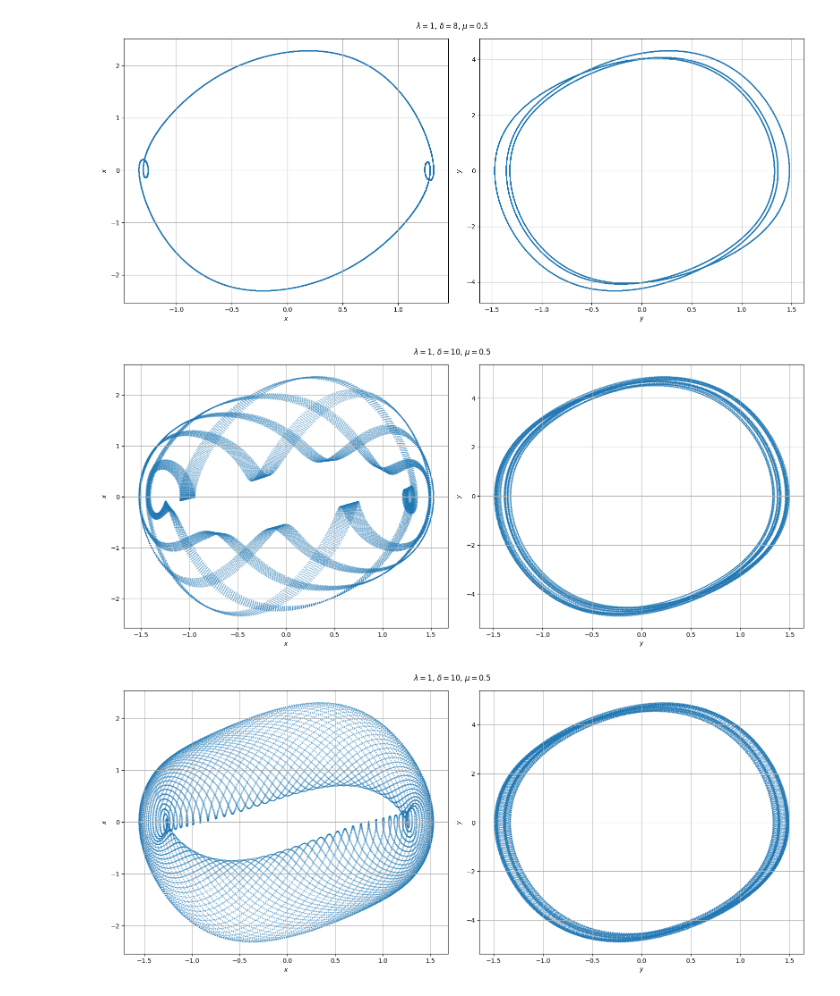
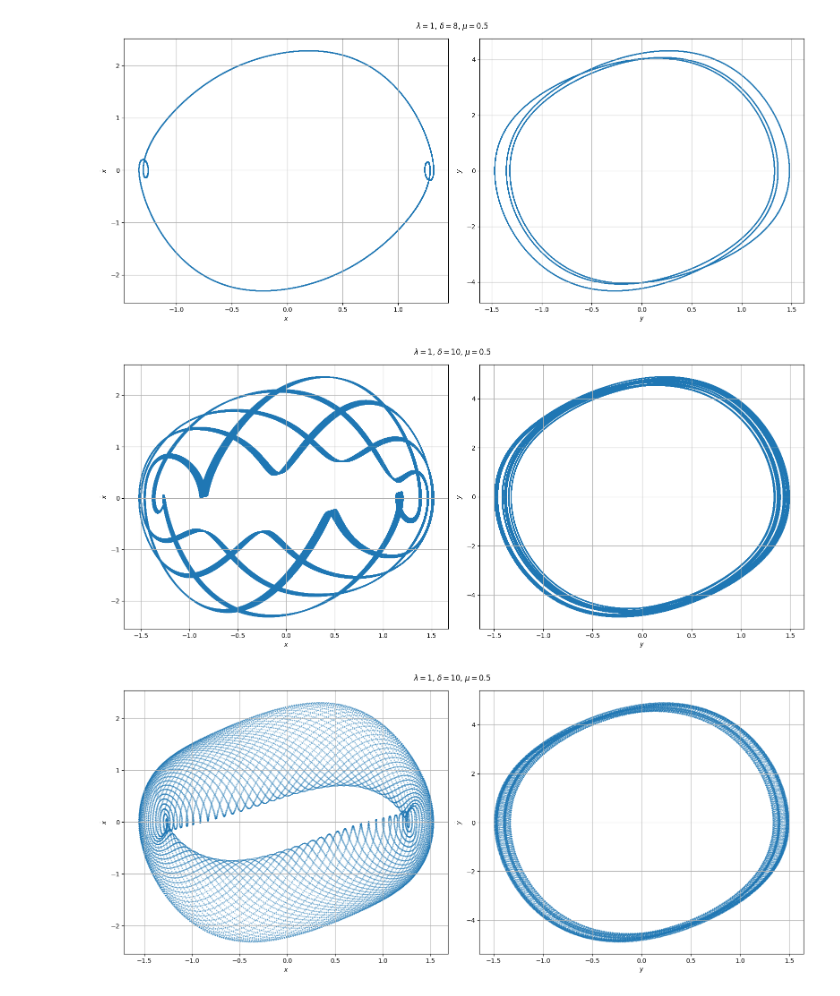
Before and after one commit to FFG99/neuromap_sync, a Jupyter notebook: experiments/simple_compare/main.ipynb, the cells around one changed output. Cells and saved outputs as stored; diff of their text form; code cells hidden in the pictures.

Commit message:
update last experiment and refactor coupled

```diff
--- a/experiments/simple_compare/main.ipynb
+++ b/experiments/simple_compare/main.ipynb
@@ -48,21 +57,32 @@ plot_trajectory(trajectory[10000:], title=fr'$\lambda=1$, $\delta=${delta}, $\mu
 [figure]
 # %%
 delta = 10
-mu=0.5
+mu = 0.5
 
-trajectory = original.simulate(
-    u0=np.array([0.7, 0.5, 0.8, 0.6]),
-    p=np.array([1, 1, 1, 1 + delta]), # [λ1, ω₀²₁, λ2, ω₀²₂]
-    n_steps=50000,
-    epsilon=mu,  # μ
-    verbose=True
+params = np.array([1, 1, 1, 1 + delta, mu])
+u0 = np.array([0.7, 0.5, 0.8, 0.6])
+
+secant_plane = lambda state, params: state[2]
+secant_plane_derivatives = lambda state, params: np.array([0, 0, 1, 0])
+
+trajectory = get_attractor_trajectory(
+    evolution_operator=coupled_oscillators_rk4,
+    right_part=coupled_oscillators_right_part,
+    state=u0,
+    params=params,
+    dt=0.001,
+    n_transient=50,
+    n_attractor=300,
+    secant_plane=secant_plane,
+    secant_plane_derivatives=secant_plane_derivatives,
+    accuracy=1e-4
 )
 
 from utils import plot_trajectory
 
-plot_trajectory(trajectory[10000:], title=fr'$\lambda=1$, $\delta=${delta}, $\mu=${mu}')
+plot_trajectory(trajectory, title=fr'$\lambda=1$, $\delta=${delta}, $\mu=${mu}')
 # %% [output]
-[figure, old version]
+[figure, new version]
 # %%
 delta = 10
 mu=0.5
```
Also changed, not shown: parts of 2 cells of this notebook, 3 other files.
